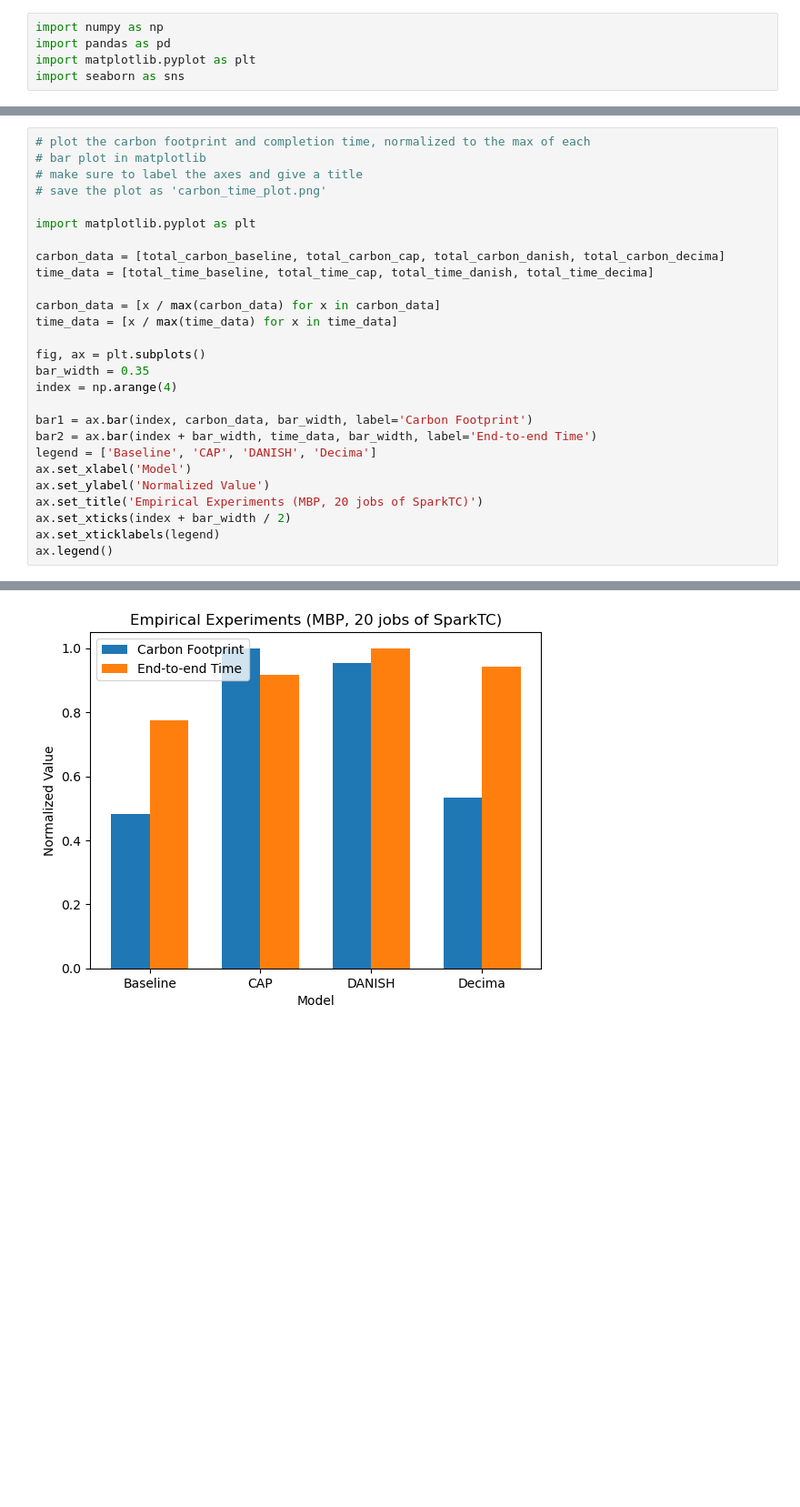
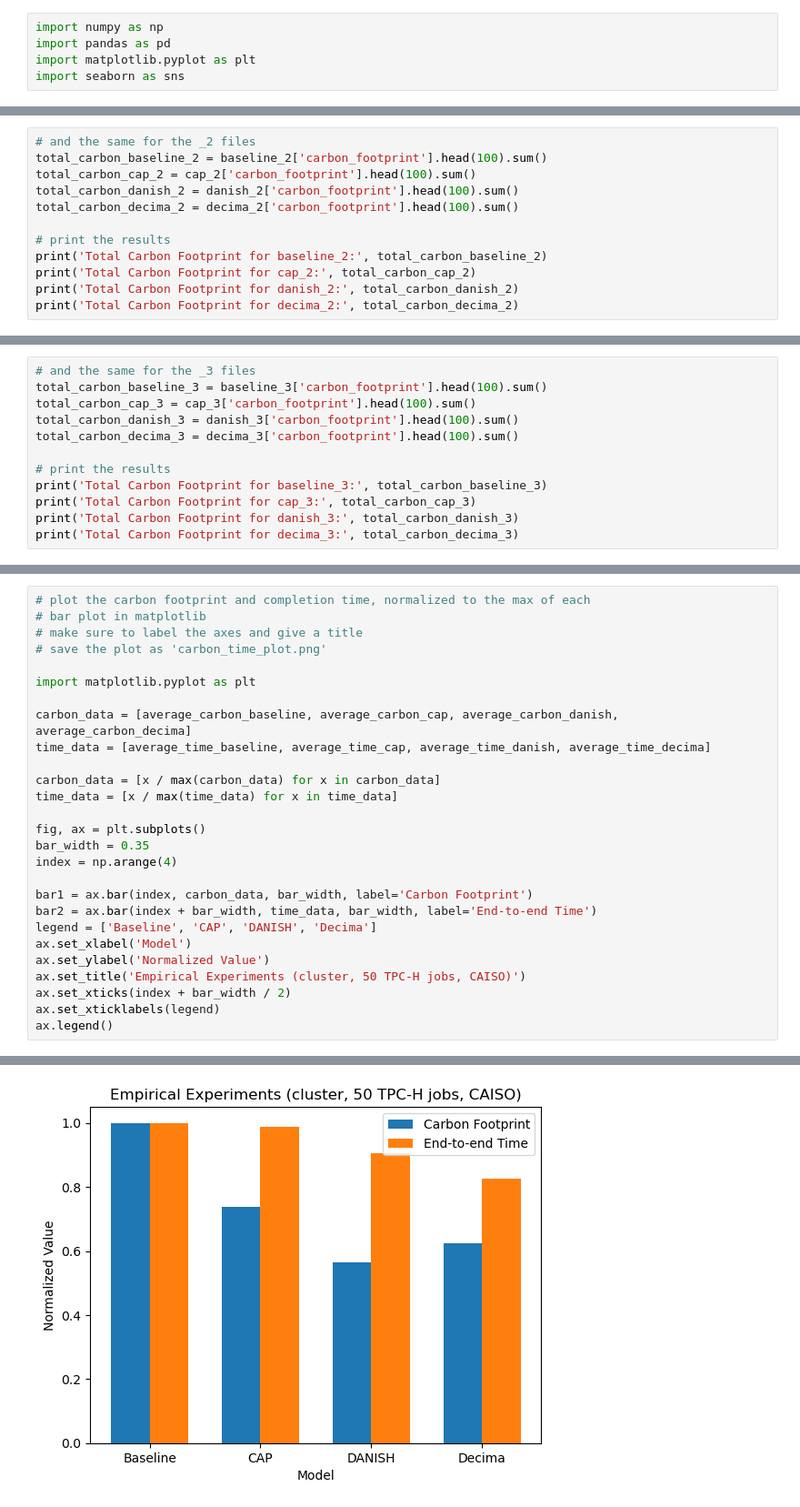
Before and after one commit to adamlechowicz/cap-k8s, a Jupyter notebook: plotting_results copy.ipynb, the cells around one changed output, grey strips where cells are left out. Shown at 91% size. Cells and saved outputs as stored; diff of their text form; blank space fills up the shorter version.

Commit message:
CAISO done, 25, 50

```diff
--- a/plotting_results copy.ipynb
+++ b/plotting_results copy.ipynb
@@ -111,0 +112,12 @@ Total Carbon Footprint for decima: 26865.566166666686
+# %%
+# and the same for the _2 files
+total_carbon_baseline_2 = baseline_2['carbon_footprint'].head(100).sum()
+total_carbon_cap_2 = cap_2['carbon_footprint'].head(100).sum()
+total_carbon_danish_2 = danish_2['carbon_footprint'].head(100).sum()
+total_carbon_decima_2 = decima_2['carbon_footprint'].head(100).sum()
+
+# print the results
+print('Total Carbon Footprint for baseline_2:', total_carbon_baseline_2)
+print('Total Carbon Footprint for cap_2:', total_carbon_cap_2)
+print('Total Carbon Footprint for danish_2:', total_carbon_danish_2)
+print('Total Carbon Footprint for decima_2:', total_carbon_decima_2)
@@ -111,0 +129,12 @@ Total Carbon Footprint for decima: 26865.566166666686
+# %%
+# and the same for the _3 files
+total_carbon_baseline_3 = baseline_3['carbon_footprint'].head(100).sum()
+total_carbon_cap_3 = cap_3['carbon_footprint'].head(100).sum()
+total_carbon_danish_3 = danish_3['carbon_footprint'].head(100).sum()
+total_carbon_decima_3 = decima_3['carbon_footprint'].head(100).sum()
+
+# print the results
+print('Total Carbon Footprint for baseline_3:', total_carbon_baseline_3)
+print('Total Carbon Footprint for cap_3:', total_carbon_cap_3)
+print('Total Carbon Footprint for danish_3:', total_carbon_danish_3)
+print('Total Carbon Footprint for decima_3:', total_carbon_decima_3)
@@ -216,30 +267,30 @@ Average Carbon Footprint for decima: 22661.38316666668
 # %%
 # plot the carbon footprint and completion time, normalized to the max of each
 # bar plot in matplotlib
 # make sure to label the axes and give a title
 # save the plot as 'carbon_time_plot.png'
 
 import matplotlib.pyplot as plt
 
-carbon_data = [total_carbon_baseline, total_carbon_cap, total_carbon_danish, total_carbon_decima]
-time_data = [total_time_baseline, total_time_cap, total_time_danish, total_time_decima]
+carbon_data = [average_carbon_baseline, average_carbon_cap, average_carbon_danish, average_carbon_decima]
+time_data = [average_time_baseline, average_time_cap, average_time_danish, average_time_decima]
 
 carbon_data = [x / max(carbon_data) for x in carbon_data]
 time_data = [x / max(time_data) for x in time_data]
 
 fig, ax = plt.subplots()
 bar_width = 0.35
 index = np.arange(4)
 
 bar1 = ax.bar(index, carbon_data, bar_width, label='Carbon Footprint')
 bar2 = ax.bar(index + bar_width, time_data, bar_width, label='End-to-end Time')
 legend = ['Baseline', 'CAP', 'DANISH', 'Decima']
 ax.set_xlabel('Model')
 ax.set_ylabel('Normalized Value')
-ax.set_title('Empirical Experiments (MBP, 20 jobs of SparkTC)')
+ax.set_title('Empirical Experiments (cluster, 50 TPC-H jobs, CAISO)')
 ax.set_xticks(index + bar_width / 2)
 ax.set_xticklabels(legend)
 ax.legend()
 # %% [output]
 <matplotlib.legend.Legend at 0x...>
-[figure, old version]
+[figure, new version]
```
Also changed, not shown: parts of 12 cells of this notebook, 1 other file.
